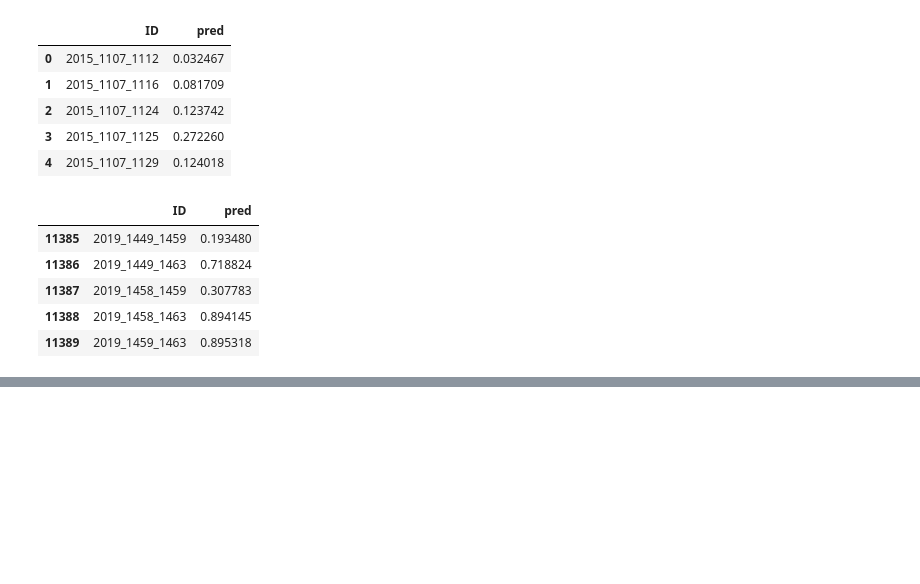
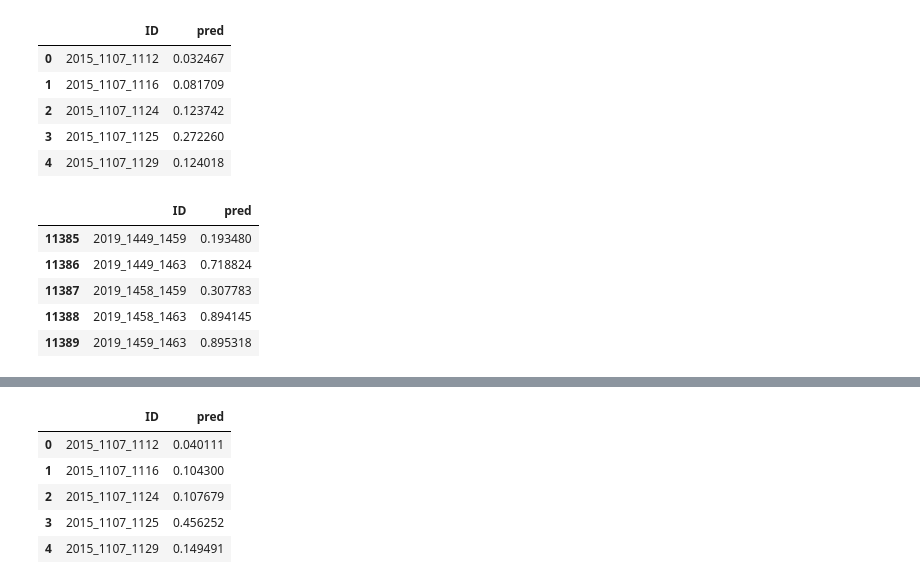
Before and after one commit to AbooNaziha/NCAAM-Competition, a Jupyter notebook: Improved_competition_folder/model_predictions.ipynb, the cells around one changed output, grey strips where cells are left out. Cells and saved outputs as stored; diff of their text form; code cells hidden in the pictures; blank space fills up the shorter version.

```diff
--- a/Improved_competition_folder/model_predictions.ipynb
+++ b/Improved_competition_folder/model_predictions.ipynb
@@ -294,0 +385,7 @@ second_rd_submission.to_csv('Munira_submission.csv', index=False)
+# %%
+second_rd_submission_all = pd.DataFrame(eclf1.predict_proba(scaled_X_test[ind_var_selected_no_line]))
+# %%
+second_rd_submission = pd.merge(test_combos_df, second_rd_submission_all, left_index=True, right_index=True)
+# %%
+second_rd_submission.loc[second_rd_submission['HTeamID']<second_rd_submission['RTeamID'], 'pred'] = second_rd_submission[1]
+second_rd_submission.loc[second_rd_submission['HTeamID']>second_rd_submission['RTeamID'], 'pred'] = second_rd_submission[0]
@@ -294,0 +394,11 @@ second_rd_submission.to_csv('Munira_submission.csv', index=False)
+# %%
+second_rd_submission = second_rd_submission[['ID','pred']]
+# %%
+second_rd_submission.head()
+# %% [output]
+|  | ID | pred |
+| 0 | 2015_1107_1112 | 0.040111 |
+| 1 | 2015_1107_1116 | 0.104300 |
+| 2 | 2015_1107_1124 | 0.107679 |
+| 3 | 2015_1107_1125 | 0.456252 |
+| 4 | 2015_1107_1129 | 0.149491 |
```
Also changed, not shown: parts of 40 cells of this notebook, 7 other files.
